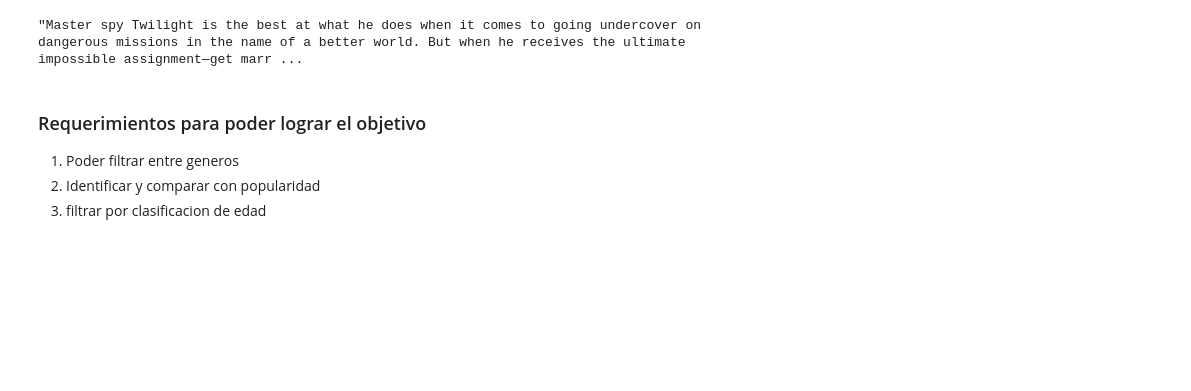
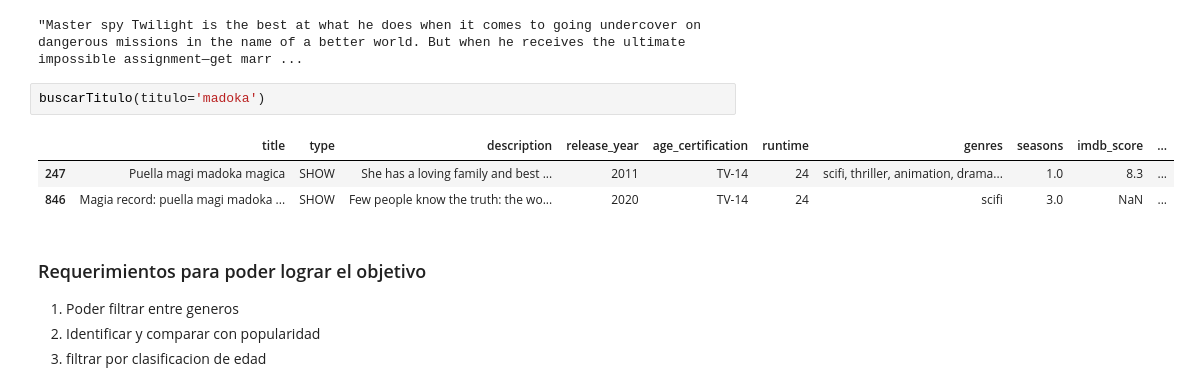
Before and after one commit to Eva02Daruma/presentacion-de-IA, a Jupyter notebook: main.ipynb, the cells around one changed output. Saved outputs shown, nothing was run; the diff lists cells and outputs as text; blank space fills up the shorter version.

```diff
--- a/main.ipynb
+++ b/main.ipynb
@@ -360,6 +362,12 @@ buscarTitulo(titulo='Spy')
 buscarTitulo(titulo='Spy').iloc[0,2]
 # %% [output]
 "Master spy Twilight is the best at what he does when it comes to going undercover on dangerous missions in the name of a better world. But when he receives the ultimate impossible assignment—get marr ...
+# %%
+buscarTitulo(titulo='madoka')
+# %% [output]
+|  | title | type | description | release_year | age_certification | runtime | genres | seasons | imdb_score | ... |
+| 247 | Puella magi madoka magica | SHOW | She has a loving family and best ... | 2011 | TV-14 | 24 | scifi, thriller, animation, drama... | 1.0 | 8.3 | ... |
+| 846 | Magia record: puella magi madoka ... | SHOW | Few people know the truth: the wo... | 2020 | TV-14 | 24 | scifi | 3.0 | NaN | ... |
 # %% [markdown]
 ### Requerimientos para poder lograr el objetivo
 
```
Also changed, not shown: parts of 1 cell of this notebook.
